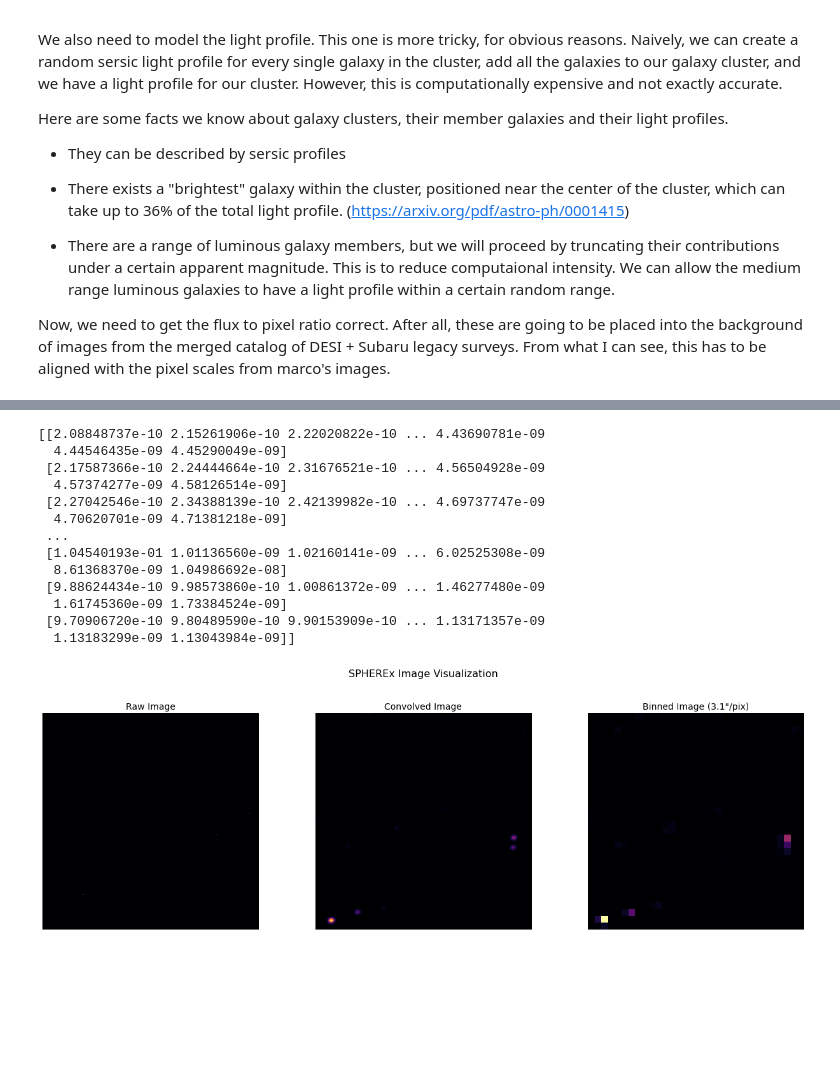
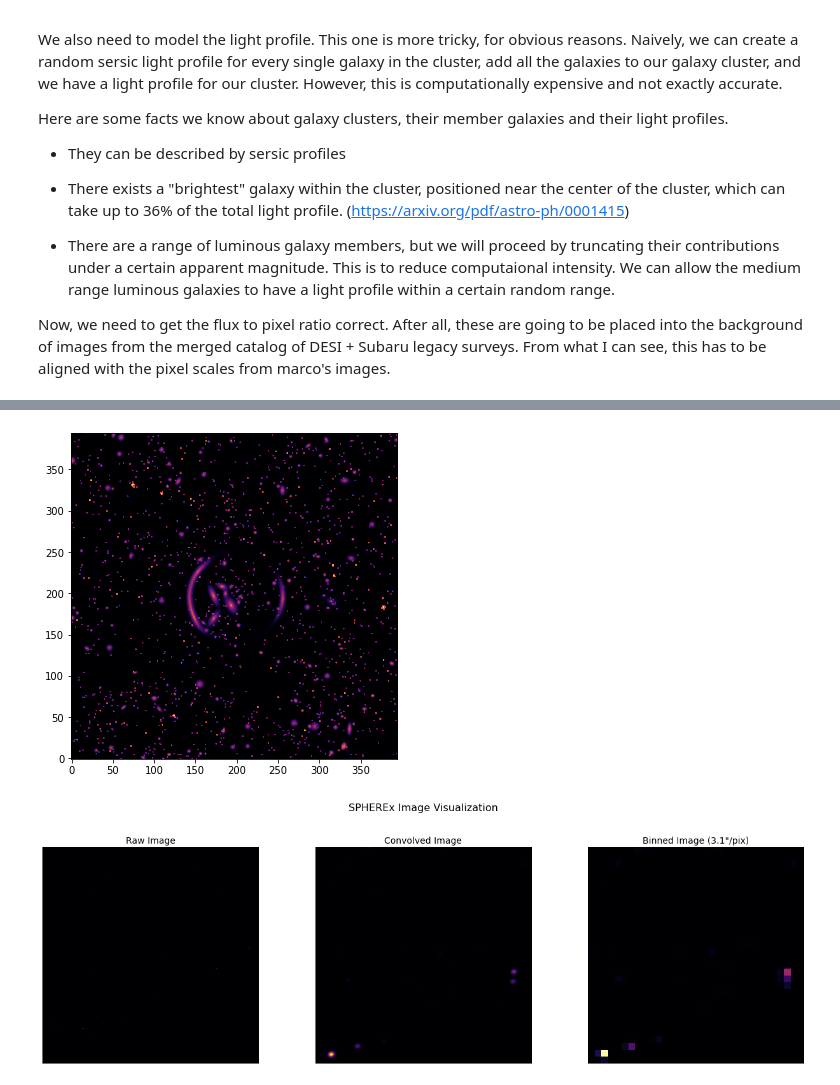
Before and after one commit to moomanchuu/SPHEREx-ML-marco-jame-proj, a Jupyter notebook: backlens1.ipynb, the cells around one changed output, grey strips where cells are left out. Saved outputs shown, nothing was run; the diff lists cells and outputs as text; code cells hidden in the pictures; blank space fills up the shorter version.

```diff
--- a/backlens1.ipynb
+++ b/backlens1.ipynb
@@ -156,19 +157,26 @@ plt.show()
-# %%
-print(combined_raw)
-# %% [output]
-[[2.08848737e-10 2.15261906e-10 2.22020822e-10 ... 4.43690781e-09
-  4.44546435e-09 4.45290049e-09]
- [2.17587366e-10 2.24444664e-10 2.31676521e-10 ... 4.56504928e-09
-  4.57374277e-09 4.58126514e-09]
- [2.27042546e-10 2.34388139e-10 2.42139982e-10 ... 4.69737747e-09
-  4.70620701e-09 4.71381218e-09]
- ...
- [1.04540193e-01 1.01136560e-09 1.02160141e-09 ... 6.02525308e-09
-  8.61368370e-09 1.04986692e-08]
- [9.88624434e-10 9.98573860e-10 1.00861372e-09 ... 1.46277480e-09
-  1.61745360e-09 1.73384524e-09]
- [9.70906720e-10 9.80489590e-10 9.90153909e-10 ... 1.13171357e-09
-  1.13183299e-09 1.13043984e-09]]
+# %%
+import h5py
+
+with h5py.File("lensed_images.h5", "w") as f:
+    f.create_dataset("image1", data=combined_raw)
+    #f.create_dataset("image2", data=another_image_array)  # Add more images
+# %%
+with h5py.File("lensed_images.h5", "r") as f:
+    image1 = f["image1"][:]
+    # image2 = f["image2"][:]
+
+plt.figure(figsize=(6, 6))
+
+plt.imshow(image1, cmap="inferno", origin="lower", norm=mpl.colors.SymLogNorm(linthresh=0.005))
+# plt.set_title("Cluster Overlaid on Background")
+# plt.set_xlabel("X Coordinate")
+# plt.set_ylabel("Y Coordinate")
+# plt.colorbar(label="Intensity")
+
+# plt.tight_layout()
+plt.show()
+# %% [output]
+[figure, added]
 # %%
 convolved, binned = SPHEREx.processImg(combined_raw)
 SPHEREx.plotImg(raw_image=combined_raw,convolved=convolved,binned=binned)
```
Also changed, not shown: parts of 4 cells of this notebook, 3 other files.
